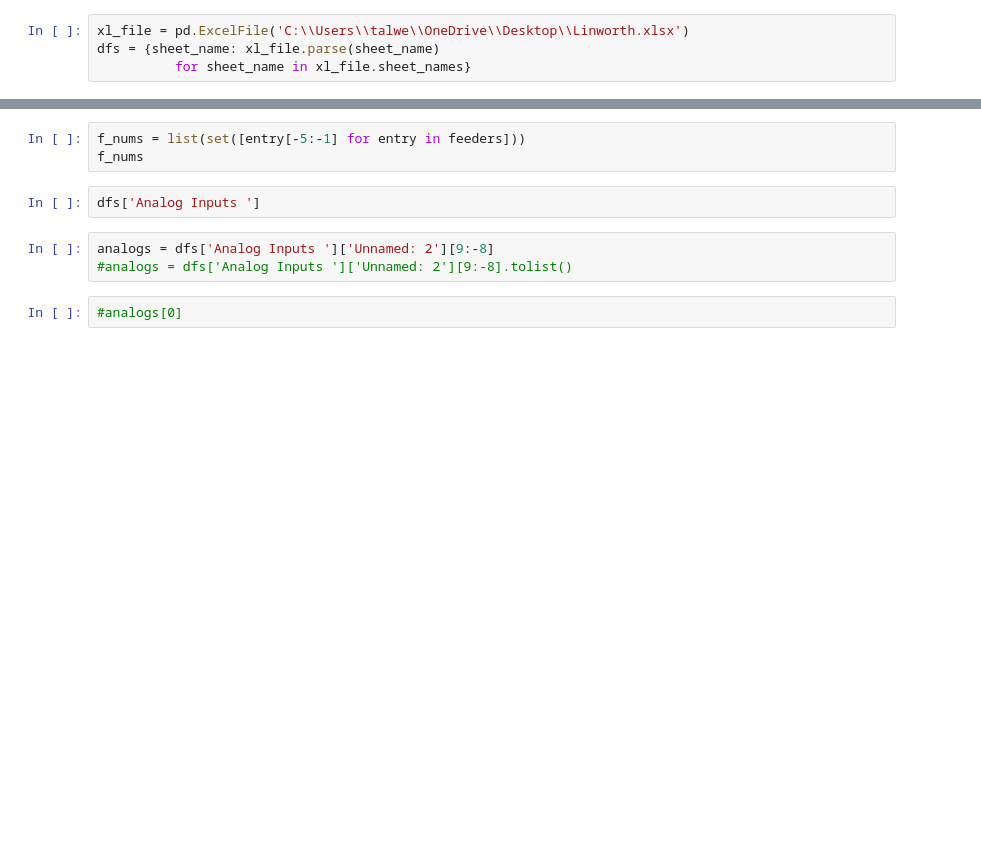
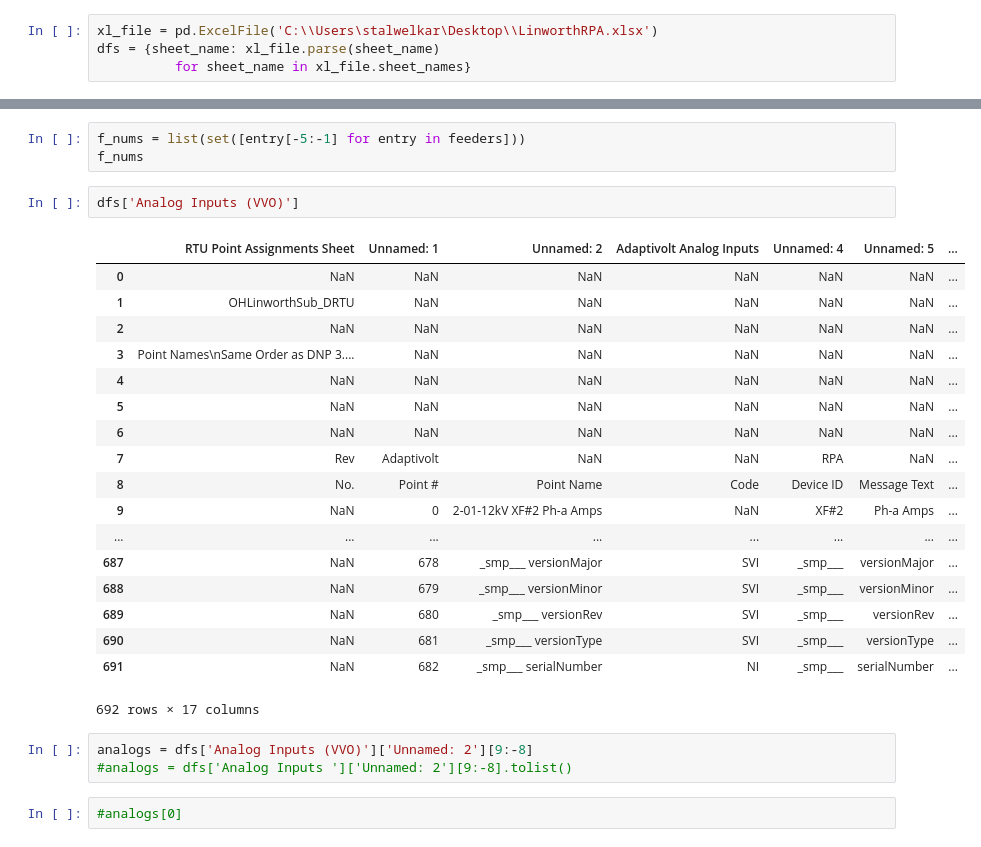
Before and after one commit to GlynnEzar/RTU-, a Jupyter notebook: RTU (1).ipynb, the cells around one changed output, grey strips where cells are left out. Saved outputs shown, nothing was run; the diff lists cells and outputs as text; blank space fills up the shorter version.

```diff
--- a/RTU (1).ipynb
+++ b/RTU (1).ipynb
@@ -18,7 +18,7 @@ SyntaxError: (unicode error) 'unicodeescape' codec can't decode bytes in positio
 # %%
 import pandas as pd
 # %%
-xl_file = pd.ExcelFile('C:\\Users\\talwe\\OneDrive\\Desktop\\Linworth.xlsx')
+xl_file = pd.ExcelFile('C:\\Users\stalwelkar\Desktop\\LinworthRPA.xlsx')
 dfs = {sheet_name: xl_file.parse(sheet_name)
           for sheet_name in xl_file.sheet_names}
 # %%
@@ -56,9 +56,28 @@ feeders
 f_nums = list(set([entry[-5:-1] for entry in feeders]))
 f_nums
 # %%
-dfs['Analog Inputs ']
+dfs['Analog Inputs (VVO)']
+# %% [output]
+|  | RTU Point Assignments Sheet | Unnamed: 1 | Unnamed: 2 | Adaptivolt Analog Inputs | Unnamed: 4 | Unnamed: 5 | ... |
+| 0 | NaN | NaN | NaN | NaN | NaN | NaN | ... |
+| 1 | OHLinworthSub_DRTU | NaN | NaN | NaN | NaN | NaN | ... |
+| 2 | NaN | NaN | NaN | NaN | NaN | NaN | ... |
+| 3 | Point Names\nSame Order as DNP 3.... | NaN | NaN | NaN | NaN | NaN | ... |
+| 4 | NaN | NaN | NaN | NaN | NaN | NaN | ... |
+| 5 | NaN | NaN | NaN | NaN | NaN | NaN | ... |
+| 6 | NaN | NaN | NaN | NaN | NaN | NaN | ... |
+| 7 | Rev | Adaptivolt | NaN | NaN | RPA | NaN | ... |
+| 8 | No. | Point # | Point Name | Code | Device ID | Message Text | ... |
+| 9 | NaN | 0 | 2-01-12kV XF#2 Ph-a Amps | NaN | XF#2 | Ph-a Amps | ... |
+| ... | ... | ... | ... | ... | ... | ... | ... |
+| 687 | NaN | 678 | _smp___ versionMajor | SVI | _smp___ | versionMajor | ... |
+| 688 | NaN | 679 | _smp___ versionMinor | SVI | _smp___ | versionMinor | ... |
+| 689 | NaN | 680 | _smp___ versionRev | SVI | _smp___ | versionRev | ... |
+| 690 | NaN | 681 | _smp___ versionType | SVI | _smp___ | versionType | ... |
+| 691 | NaN | 682 | _smp___ serialNumber | NI | _smp___ | serialNumber | ... |
+692 rows × 17 columns
 # %%
-analogs = dfs['Analog Inputs ']['Unnamed: 2'][9:-8]
+analogs = dfs['Analog Inputs (VVO)']['Unnamed: 2'][9:-8]
 #analogs = dfs['Analog Inputs ']['Unnamed: 2'][9:-8].tolist()
 # %%
 #analogs[0]
```
Also changed, not shown: parts of 9 cells of this notebook, 1 other file.
